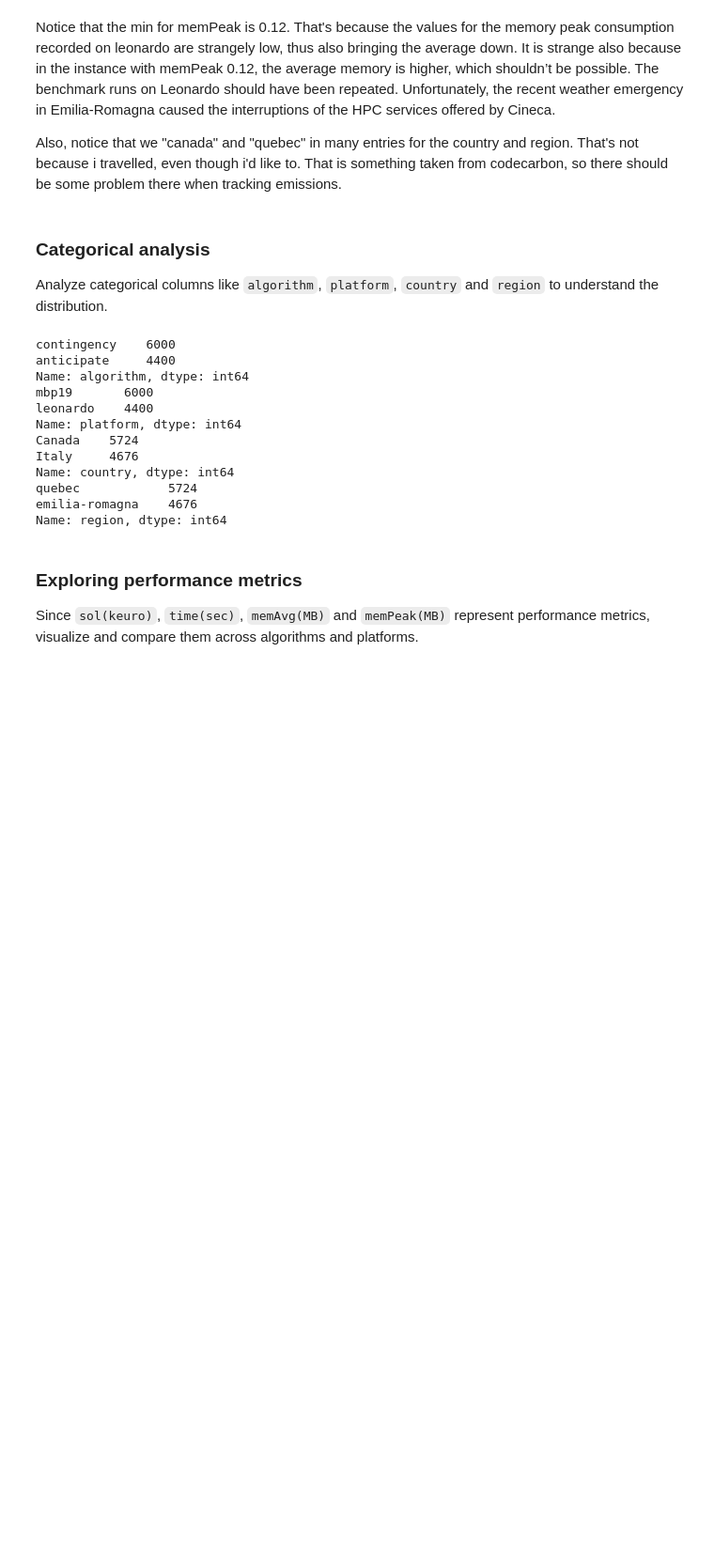
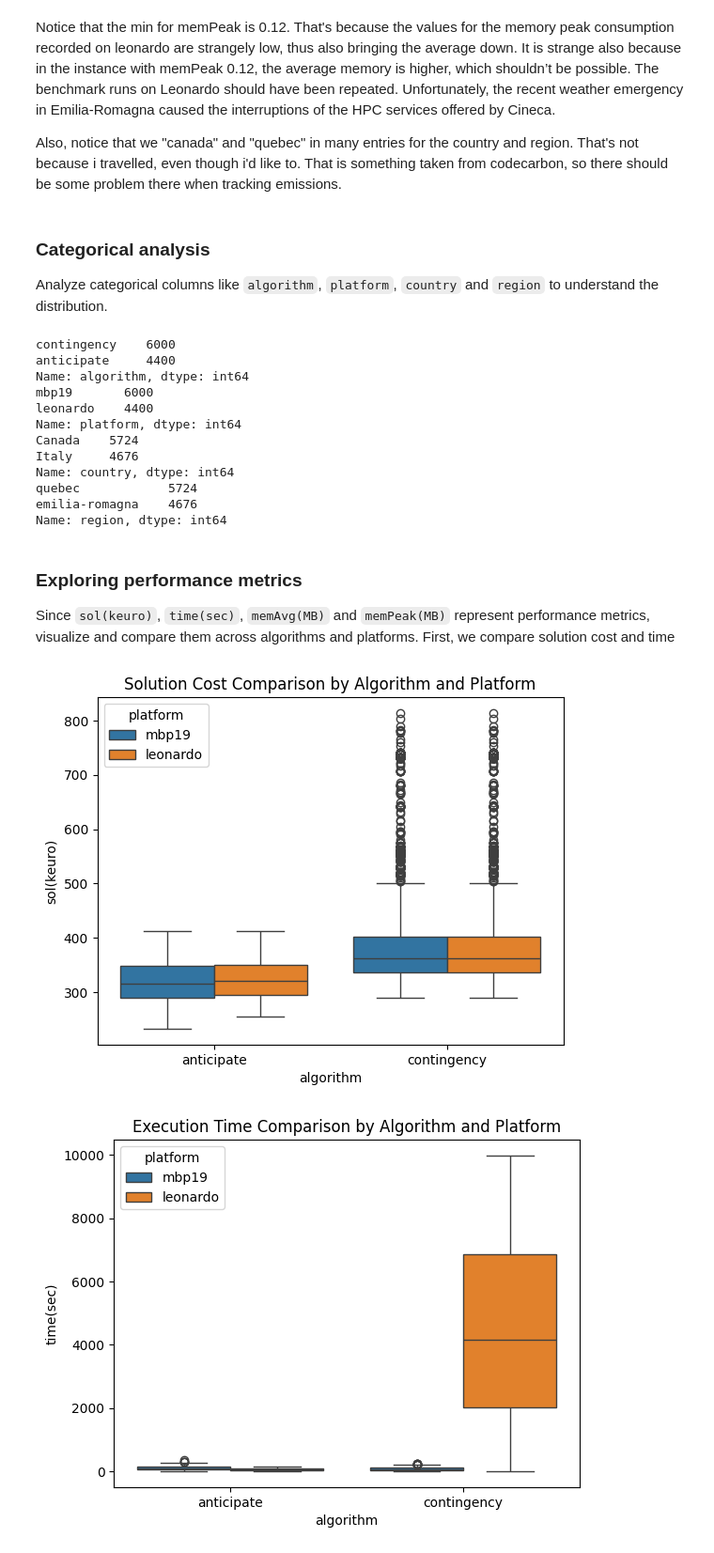
Before and after one commit to enricomors/sustainable-hw-dimensioning, a Jupyter notebook: notebooks/sustainable-hardware-dimensioning.ipynb, the cells around one changed output. Shown: that part at 94% size. Cells and saved outputs as stored; diff of their text form; code cells hidden in the pictures; blank space fills up the shorter version.

Commit message:
data exploration

```diff
--- a/notebooks/sustainable-hardware-dimensioning.ipynb
+++ b/notebooks/sustainable-hardware-dimensioning.ipynb
@@ -238,4 +236,17 @@ Name: region, dtype: int64
 # %% [markdown]
 ### Exploring performance metrics
 
-Since `sol(keuro)`, `time(sec)`, `memAvg(MB)` and `memPeak(MB)` represent performance metrics, visualize and compare them across algorithms and platforms.
+Since `sol(keuro)`, `time(sec)`, `memAvg(MB)` and `memPeak(MB)` represent performance metrics, visualize and compare them across algorithms and platforms. First, we compare solution cost and time
+# %%
+# Solution Cost Comparison by Algorithm and Platform
+sns.boxplot(data=data, x='algorithm', y='sol(keuro)', hue='platform')
+plt.title('Solution Cost Comparison by Algorithm and Platform')
+plt.show()
+
+# Time Required Comparison
+sns.boxplot(data=data, x='algorithm', y='time(sec)', hue='platform')
+plt.title('Execution Time Comparison by Algorithm and Platform')
+plt.show()
+# %% [output]
+[figure, added]
+[figure, added]
```
Also changed, not shown: parts of 11 cells of this notebook, 1 other file.
